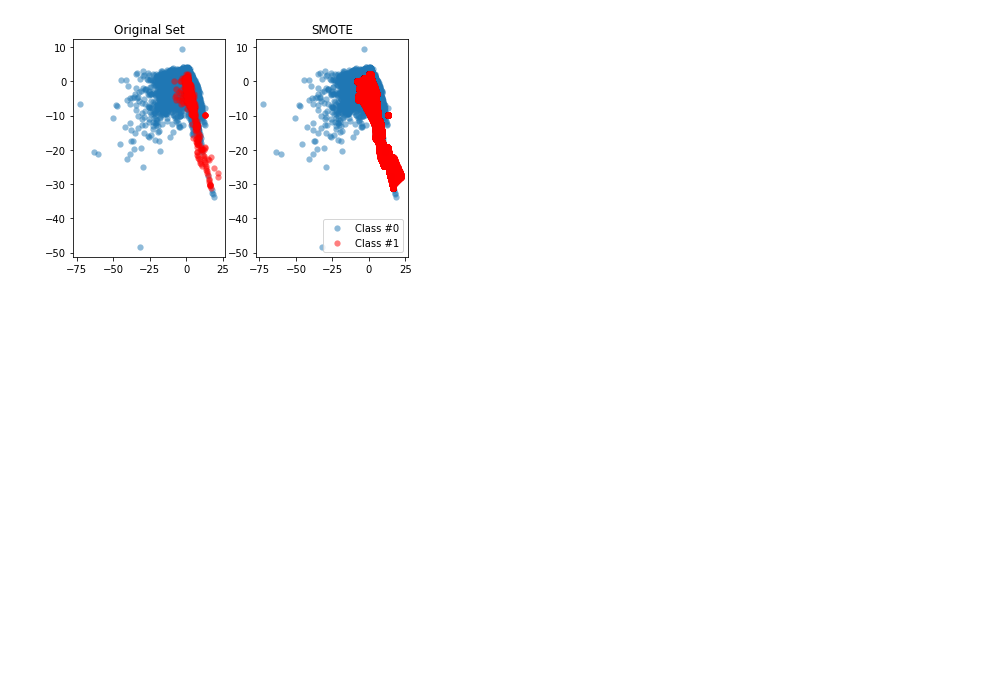
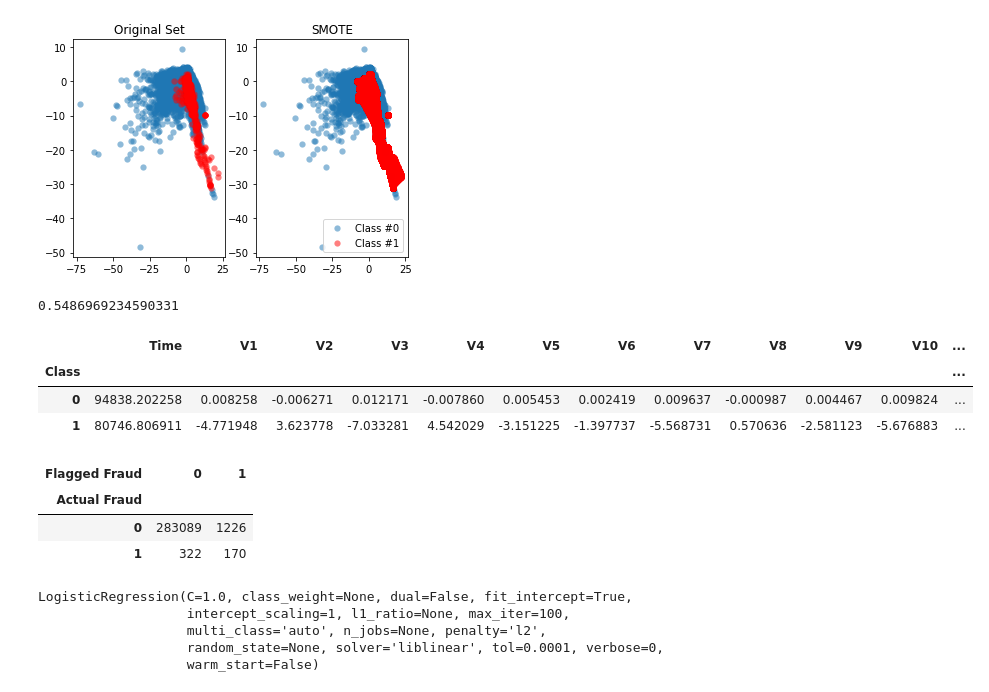
Before and after one commit to PranavDuggal/Credit-Card-Fraud-Detection, a Jupyter notebook: Untitled8.ipynb, the cells around one changed output. Saved outputs shown, nothing was run; the diff lists cells and outputs as text; code cells hidden in the pictures; blank space fills up the shorter version.

```diff
--- a/Untitled8.ipynb
+++ b/Untitled8.ipynb
@@ -120,3 +128,19 @@ def compare_plot(X: np.ndarray, y: np.ndarray, X_resampled: np.ndarray, y_resamp
 compare_plot(X, y, X_resampled, y_resampled, method='SMOTE')
 # %% [output]
 [figure]
+# %%
+X_train, X_test, y_train, y_test = train_test_split(X, y, test_size=0.2)
+model = LinearRegression()
+model.fit(X_train, y_train)
+y_predicted = model.predict(X_test)
+r2_score(y_test, y_predicted)
+# %% [output]
+0.5486969234590331
+# %%
+
+data.groupby('Class').mean()
+# %% [output]
+|  | Time | V1 | V2 | V3 | V4 | V5 | V6 | V7 | V8 | V9 | V10 | ... |
+| Class |  |  |  |  |  |  |  |  |  |  |  | ... |
+| 0 | 94838.202258 | 0.008258 | -0.006271 | 0.012171 | -0.007860 | 0.005453 | 0.002419 | 0.009637 | -0.000987 | 0.004467 | 0.009824 | ... |
+| 1 | 80746.806911 | -4.771948 | 3.623778 | -7.033281 | 4.542029 | -3.151225 | -1.397737 | -5.568731 | 0.570636 | -2.581123 | -5.676883 | ... |
@@ -122,0 +149,17 @@ compare_plot(X, y, X_resampled, y_resampled, method='SMOTE')
+# %%
+pd.crosstab(data.Class, data.flag_as_fraud, rownames=['Actual Fraud'], colnames=['Flagged Fraud'])
+# %% [output]
+| Flagged Fraud | 0 | 1 |
+| Actual Fraud |  |  |
+| 0 | 283089 | 1226 |
+| 1 | 322 | 170 |
+# %%
+X_train, X_test, y_train, y_test = train_test_split(X, y, test_size=0.3, random_state=0)
+model = LogisticRegression(solver='liblinear')
+model.fit(X_train, y_train)
+# %% [output]
+LogisticRegression(C=1.0, class_weight=None, dual=False, fit_intercept=True,
+                   intercept_scaling=1, l1_ratio=None, max_iter=100,
+                   multi_class='auto', n_jobs=None, penalty='l2',
+                   random_state=None, solver='liblinear', tol=0.0001, verbose=0,
+                   warm_start=False)
```
Also changed, not shown: parts of 3 cells of this notebook.
